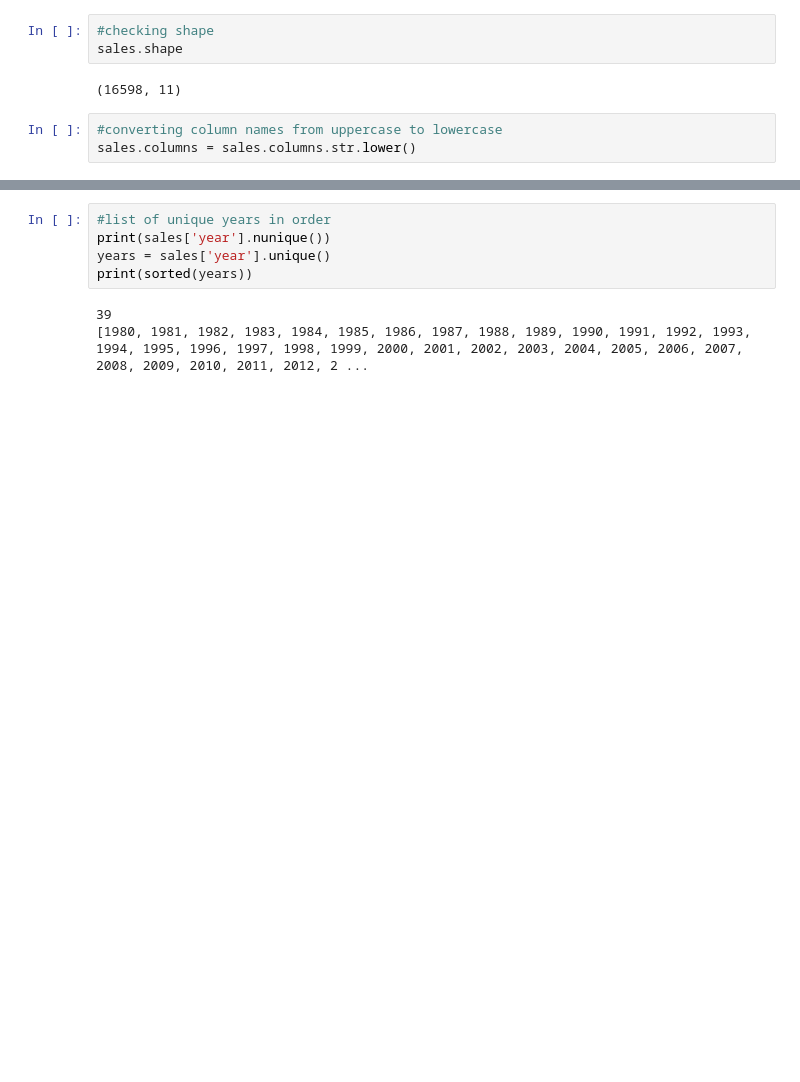
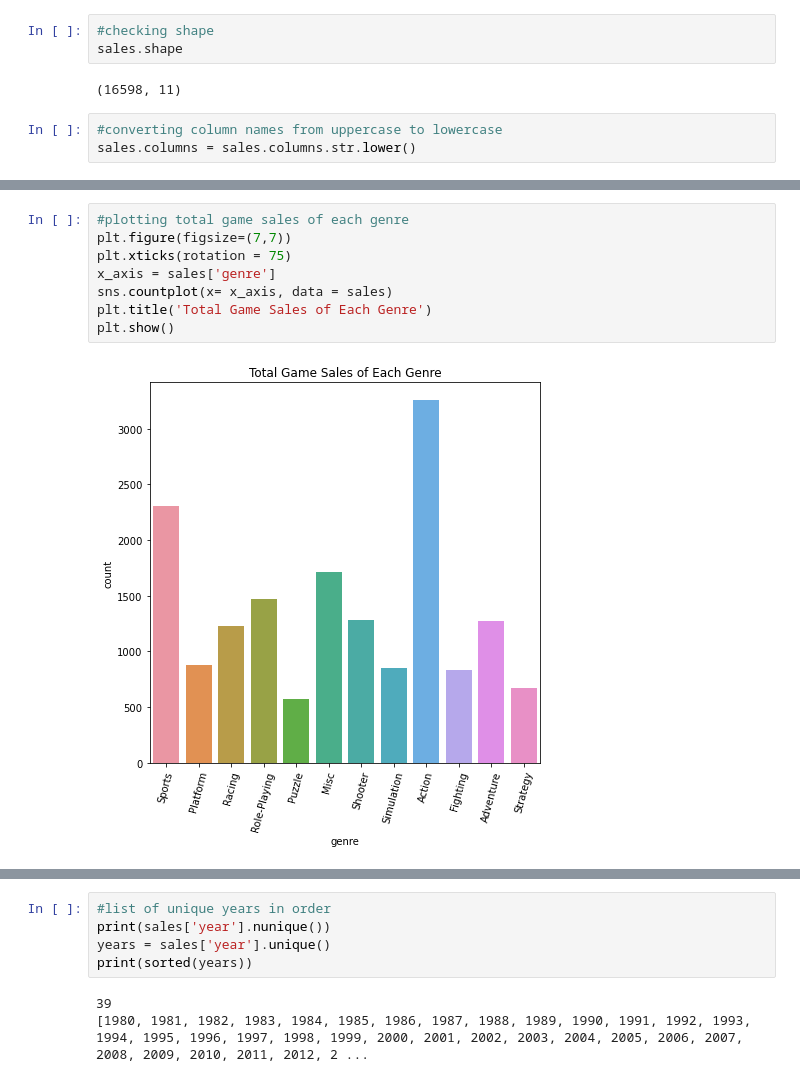
Before and after one commit to PromiSKhan/VideoGameSalesAnalytics, a Jupyter notebook: DSP-2-Assignment-5.ipynb, the cells around one changed output, grey strips where cells are left out. Saved outputs shown, nothing was run; the diff lists cells and outputs as text; blank space fills up the shorter version.

```diff
--- a/DSP-2-Assignment-5.ipynb
+++ b/DSP-2-Assignment-5.ipynb
@@ -291,0 +164,10 @@ dtype: int64
+# %%
+#plotting total game sales of each genre
+plt.figure(figsize=(7,7))
+plt.xticks(rotation = 75)
+x_axis = sales['genre']
+sns.countplot(x= x_axis, data = sales)
+plt.title('Total Game Sales of Each Genre')
+plt.show()
+# %% [output]
+[figure, added]
```
Also changed, not shown: parts of 45 cells of this notebook.
